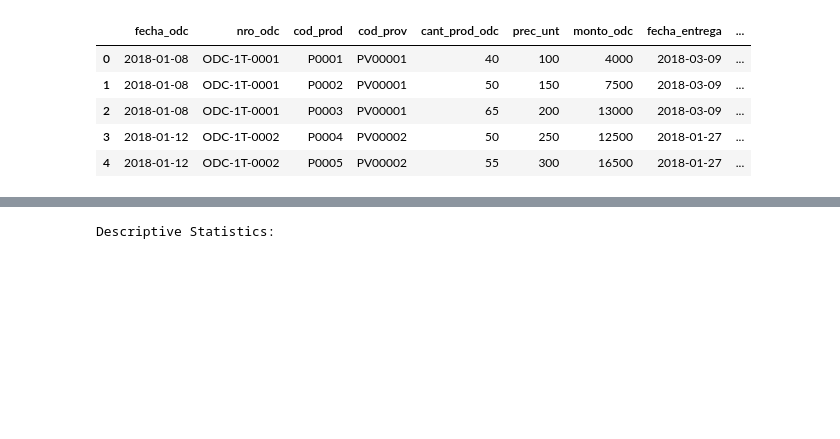
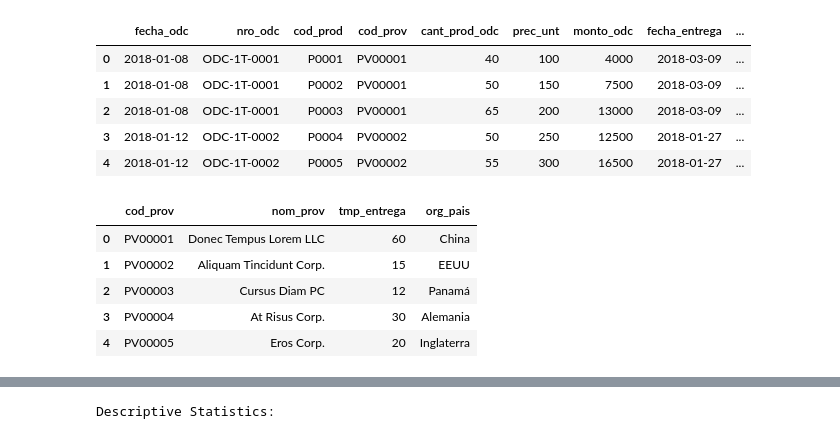
Before and after one commit to Jotis86/Supply-Chain-Project, a Jupyter notebook: notebook/data_cleaning.ipynb, the cells around one changed output, grey strips where cells are left out. Drawn from its saved outputs; the diff is of its cells as text; code cells hidden in the pictures; blank space fills up the shorter version.

```diff
--- a/notebook/data_cleaning.ipynb
+++ b/notebook/data_cleaning.ipynb
@@ -19,3 +23,12 @@ data.head()
 | 2 | 2018-01-08 | ODC-1T-0001 | P0003 | PV00001 | 65 | 200 | 13000 | 2018-03-09 | ... |
 | 3 | 2018-01-12 | ODC-1T-0002 | P0004 | PV00002 | 50 | 250 | 12500 | 2018-01-27 | ... |
 | 4 | 2018-01-12 | ODC-1T-0002 | P0005 | PV00002 | 55 | 300 | 16500 | 2018-01-27 | ... |
+# %%
+proveedores.head()
+# %% [output]
+|  | cod_prov | nom_prov | tmp_entrega | org_pais |
+| 0 | PV00001 | Donec Tempus Lorem LLC | 60 | China |
+| 1 | PV00002 | Aliquam Tincidunt Corp. | 15 | EEUU |
+| 2 | PV00003 | Cursus Diam PC | 12 | Panamá |
+| 3 | PV00004 | At Risus Corp. | 30 | Alemania |
+| 4 | PV00005 | Eros Corp. | 20 | Inglaterra |
```
Also changed, not shown: parts of 21 cells of this notebook.
